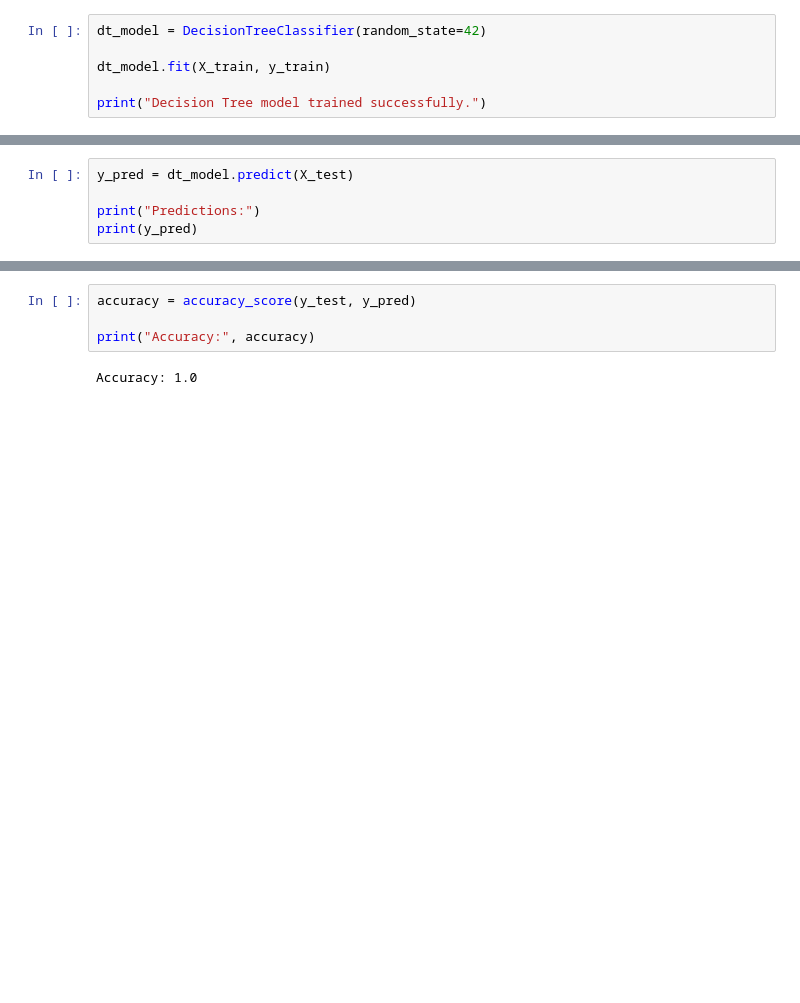
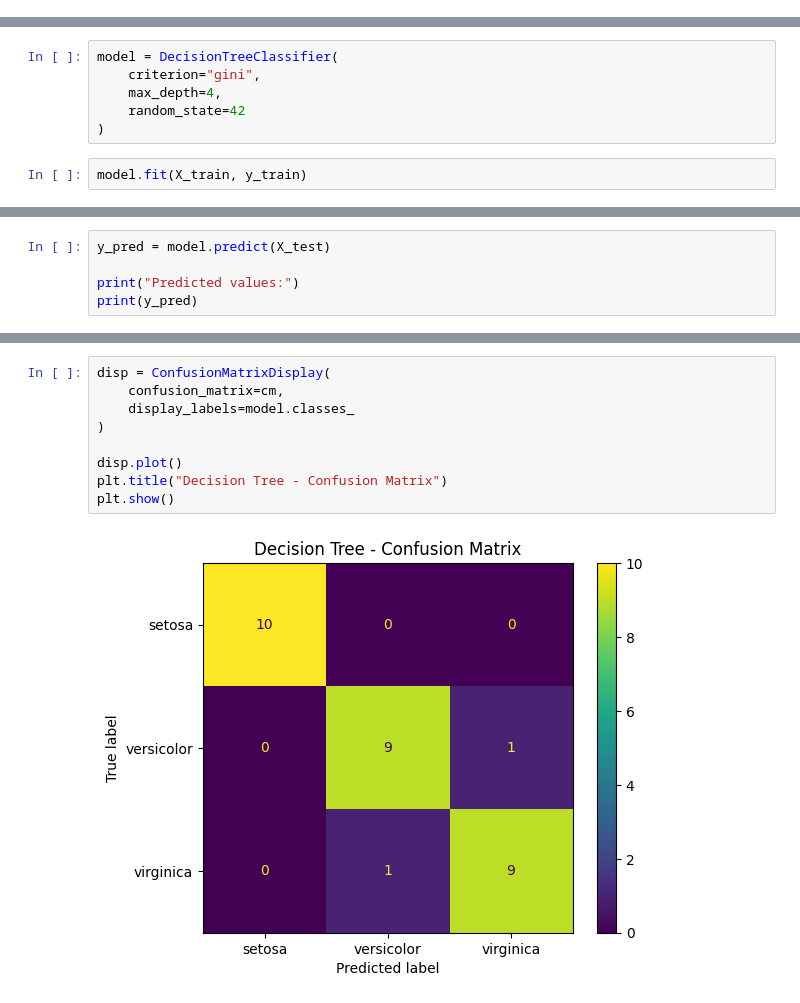
Before and after one commit to SindujaMurugaraja/Machine-Learning-Experiments, a Jupyter notebook: ML_EX3.ipynb, the cells around one changed output, grey strips where cells are left out. Saved outputs shown, nothing was run; the diff lists cells and outputs as text; blank space fills up the shorter version.

```diff
--- a/ML_EX3.ipynb
+++ b/ML_EX3.ipynb
@@ -110,6 +79,0 @@ Testing data shape: (30, 4)
-# %%
-dt_model = DecisionTreeClassifier(random_state=42)
-
-dt_model.fit(X_train, y_train)
-
-print("Decision Tree model trained successfully.")
@@ -117,0 +80,8 @@ Decision Tree model trained successfully.
+# %%
+model = DecisionTreeClassifier(
+    criterion="gini",
+    max_depth=4,
+    random_state=42
+)
+# %%
+model.fit(X_train, y_train)
@@ -118,6 +90,6 @@ Decision Tree model trained successfully.
 # %%
-y_pred = dt_model.predict(X_test)
+y_pred = model.predict(X_test)
 
-print("Predictions:")
+print("Predicted values:")
 print(y_pred)
 # %% [output]
@@ -140,9 +120,14 @@ Confusion Matrix:
-# %%
-accuracy = accuracy_score(y_test, y_pred)
-
-print("Accuracy:", accuracy)
-# %% [output]
-Accuracy: 1.0
+# %%
+disp = ConfusionMatrixDisplay(
+    confusion_matrix=cm,
+    display_labels=model.classes_
+)
+
+disp.plot()
+plt.title("Decision Tree - Confusion Matrix")
+plt.show()
+# %% [output]
+[figure, added]
 # %%
 print("Classification Report:")
 print(classification_report(y_test, y_pred))
```
Also changed, not shown: parts of 22 cells of this notebook.
